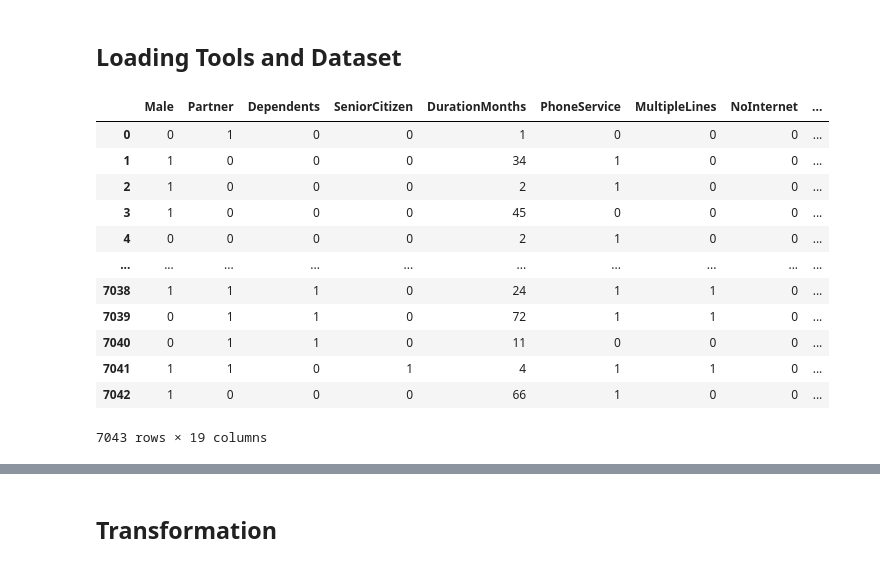
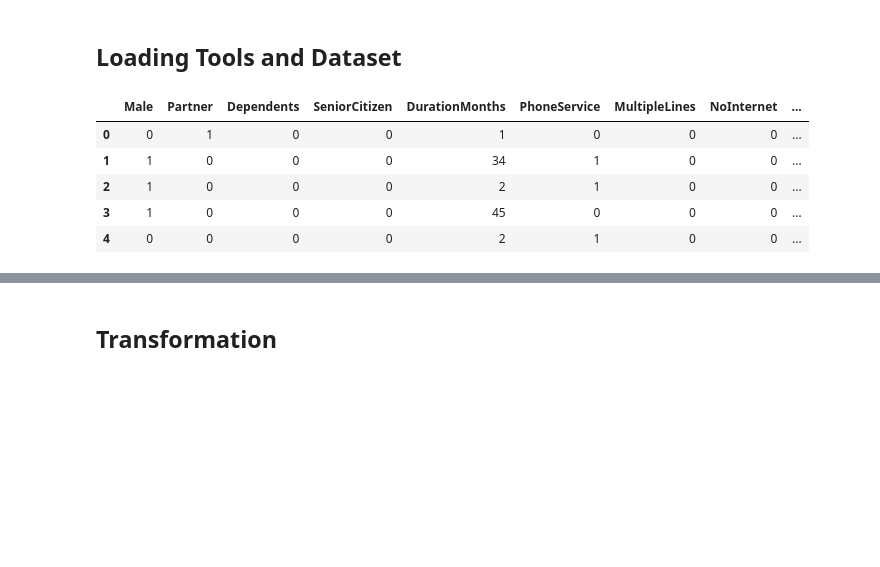
Before and after one commit to mrhussaink7/telco-churn-model, a Jupyter notebook: notebooks/model_development.ipynb, the cells around one changed output, grey strips where cells are left out. Drawn from its saved outputs; the diff is of its cells as text; code cells hidden in the pictures; blank space fills up the shorter version.

Commit message:
[ADD] model dev pipeline code

```diff
--- a/notebooks/model_development.ipynb
+++ b/notebooks/model_development.ipynb
@@ -6,41 +6,36 @@ In this notebook, we will be developing predictive models using the `Telco Custo
 By the end of this notebook, we will establish foundations for evaluating which model will perform best for predicting churn.
 # %% [markdown]
 ## Loading Tools and Dataset
-# %%
-import numpy as np
-import pandas as pd
-import matplotlib.pyplot as plt
-import seaborn as sns
-from sklearn.preprocessing import OrdinalEncoder
-from sklearn.linear_model import LogisticRegression
-from sklearn.tree import DecisionTreeClassifier
-from sklearn.preprocessing import StandardScaler
-from sklearn.model_selection import train_test_split, cross_validate, cross_val_score
-from sklearn.metrics import accuracy_score, confusion_matrix, classification_report
-from sklearn.metrics import log_loss, roc_curve, roc_auc_score
-import pickle
-import warnings
-warnings.filterwarnings('ignore')
-plt.style.use('ggplot')
-pd.set_option('display.max_columns', None)
-pd.set_option('display.float_format', '{:,.2f}'.format)
-
-df = pd.read_csv('../data/encoded_telco_churn.csv')
-df
-# %% [output]
-|  | Male | Partner | Dependents | SeniorCitizen | DurationMonths | PhoneService | MultipleLines | NoInternet | ... |
-| 0 | 0 | 1 | 0 | 0 | 1 | 0 | 0 | 0 | ... |
-| 1 | 1 | 0 | 0 | 0 | 34 | 1 | 0 | 0 | ... |
-| 2 | 1 | 0 | 0 | 0 | 2 | 1 | 0 | 0 | ... |
-| 3 | 1 | 0 | 0 | 0 | 45 | 0 | 0 | 0 | ... |
-| 4 | 0 | 0 | 0 | 0 | 2 | 1 | 0 | 0 | ... |
-| ... | ... | ... | ... | ... | ... | ... | ... | ... | ... |
-| 7038 | 1 | 1 | 1 | 0 | 24 | 1 | 1 | 0 | ... |
-| 7039 | 0 | 1 | 1 | 0 | 72 | 1 | 1 | 0 | ... |
-| 7040 | 0 | 1 | 1 | 0 | 11 | 0 | 0 | 0 | ... |
-| 7041 | 1 | 1 | 0 | 1 | 4 | 1 | 1 | 0 | ... |
-| 7042 | 1 | 0 | 0 | 0 | 66 | 1 | 0 | 0 | ... |
-7043 rows × 19 columns
+# %%
+import numpy as np
+import pandas as pd
+import matplotlib.pyplot as plt
+import seaborn as sns
+from sklearn.preprocessing import OrdinalEncoder, StandardScaler, OneHotEncoder
+from sklearn.linear_model import LogisticRegression
+from sklearn.tree import DecisionTreeClassifier
+from sklearn.neighbors import KNeighborsClassifier
+from sklearn.ensemble import BaggingClassifier, RandomForestClassifier, ExtraTreesClassifier, VotingClassifier
+from sklearn.model_selection import train_test_split, cross_validate, cross_val_score, GridSearchCV, RandomizedSearchCV
+from sklearn.pipeline import Pipeline
+from sklearn.compose import ColumnTransformer
+from sklearn.metrics import accuracy_score, log_loss, classification_report, precision_score, recall_score, ConfusionMatrixDisplay, roc_curve, roc_auc_score
+import pickle
+import warnings
+warnings.filterwarnings('ignore')
+plt.style.use('ggplot')
+pd.set_option('display.max_columns', None)
+pd.set_option('display.float_format', '{:,.2f}'.format)
+
+df = pd.read_csv('../data/encoded_telco_churn.csv')
+df.head()
+# %% [output]
+|  | Male | Partner | Dependents | SeniorCitizen | DurationMonths | PhoneService | MultipleLines | NoInternet | ... |
+| 0 | 0 | 1 | 0 | 0 | 1 | 0 | 0 | 0 | ... |
+| 1 | 1 | 0 | 0 | 0 | 34 | 1 | 0 | 0 | ... |
+| 2 | 1 | 0 | 0 | 0 | 2 | 1 | 0 | 0 | ... |
+| 3 | 1 | 0 | 0 | 0 | 45 | 0 | 0 | 0 | ... |
+| 4 | 0 | 0 | 0 | 0 | 2 | 1 | 0 | 0 | ... |
 # %%
 X = df.drop('Churn', axis=1)
 y = df['Churn']
```
Also changed, not shown: parts of 3 cells of this notebook, 2 other files.
